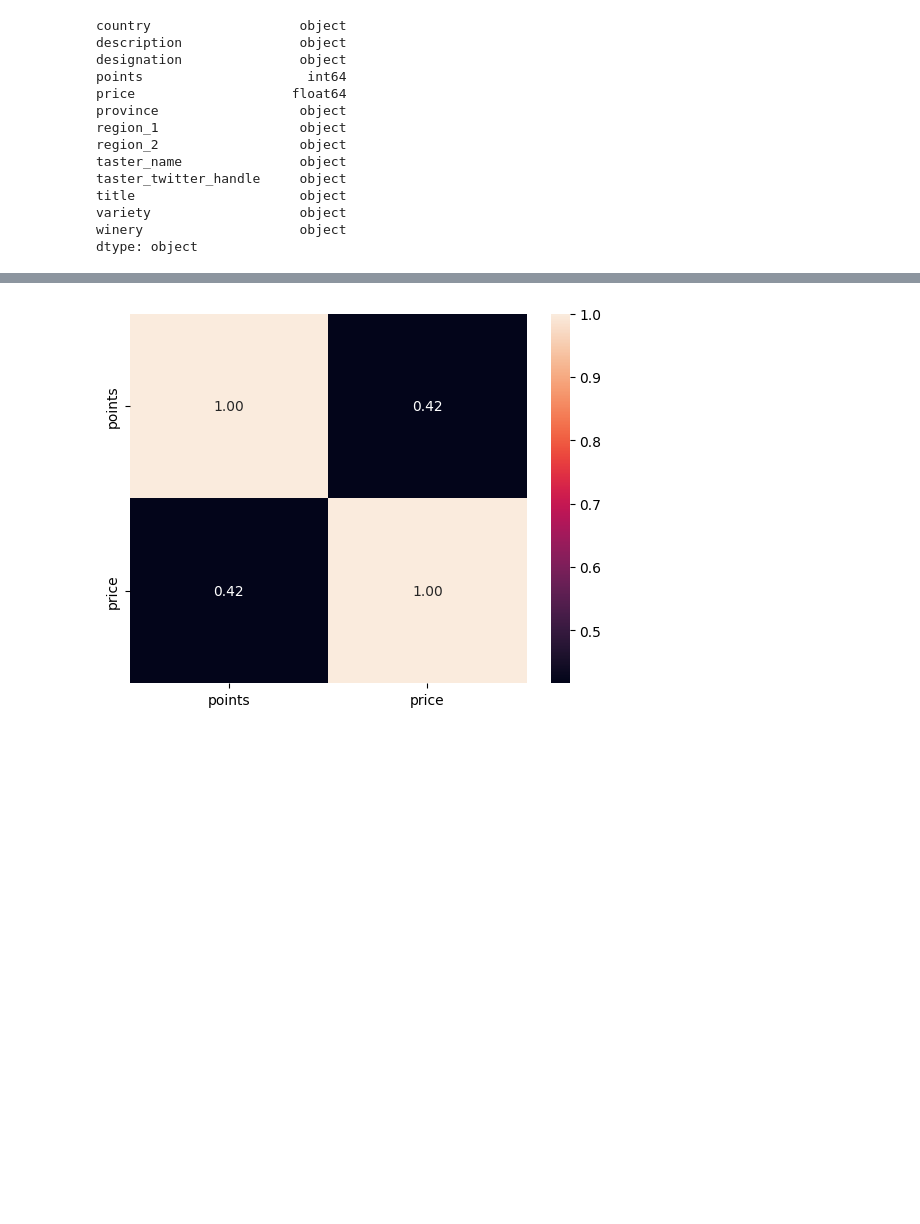
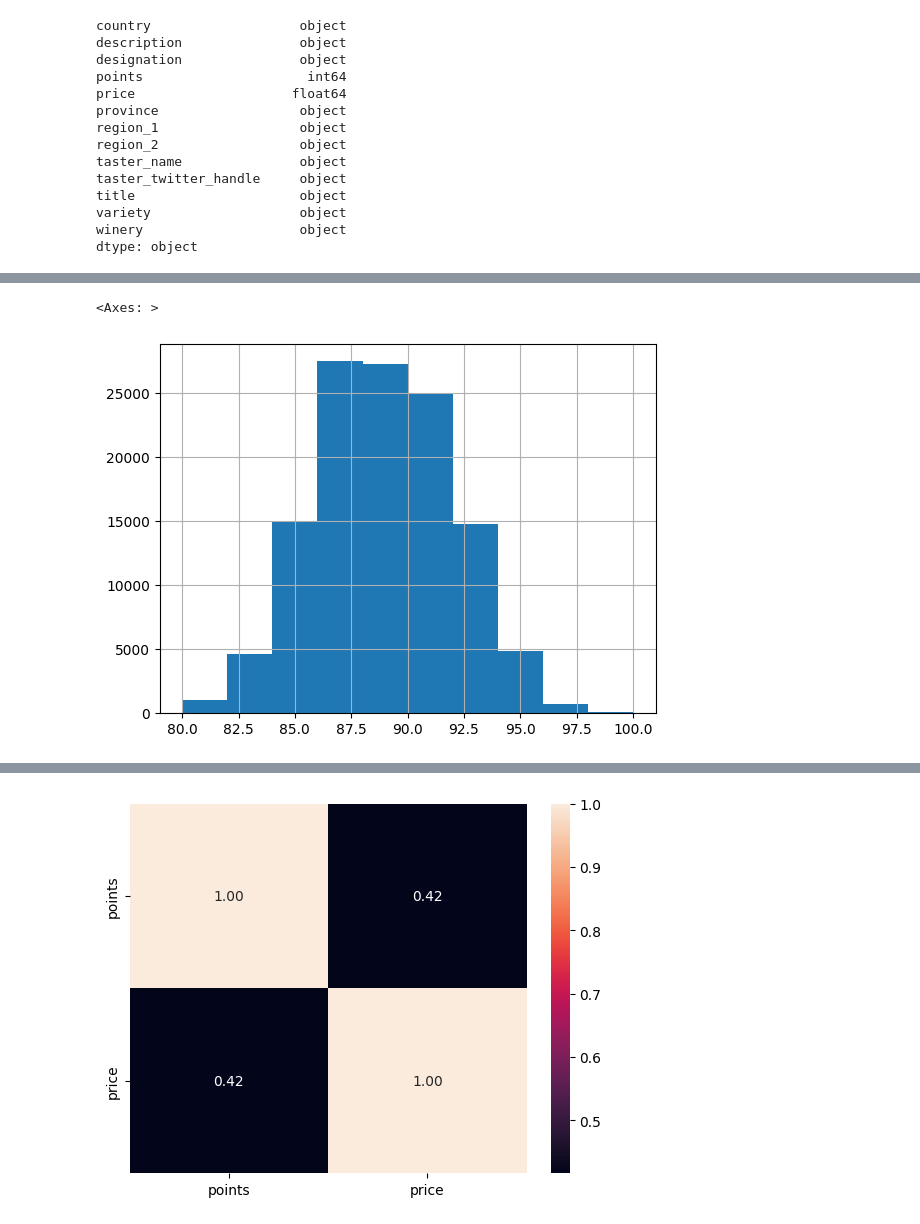
Before and after one commit to Brandon-Nutting/UdacityDataAnalysisProject, a Jupyter notebook: wineInvestigation.ipynb, the cells around one changed output, grey strips where cells are left out. Drawn from its saved outputs; the diff is of its cells as text; code cells hidden in the pictures; blank space fills up the shorter version.

```diff
--- a/wineInvestigation.ipynb
+++ b/wineInvestigation.ipynb
@@ -110,0 +166,5 @@ countryGroup.sort_values(by=['points'], ascending=False)
+# %%
+wine['points'].hist();
+# %% [output]
+<Axes: >
+[figure, added]
```
Also changed, not shown: parts of 46 cells of this notebook, 14 other files.
